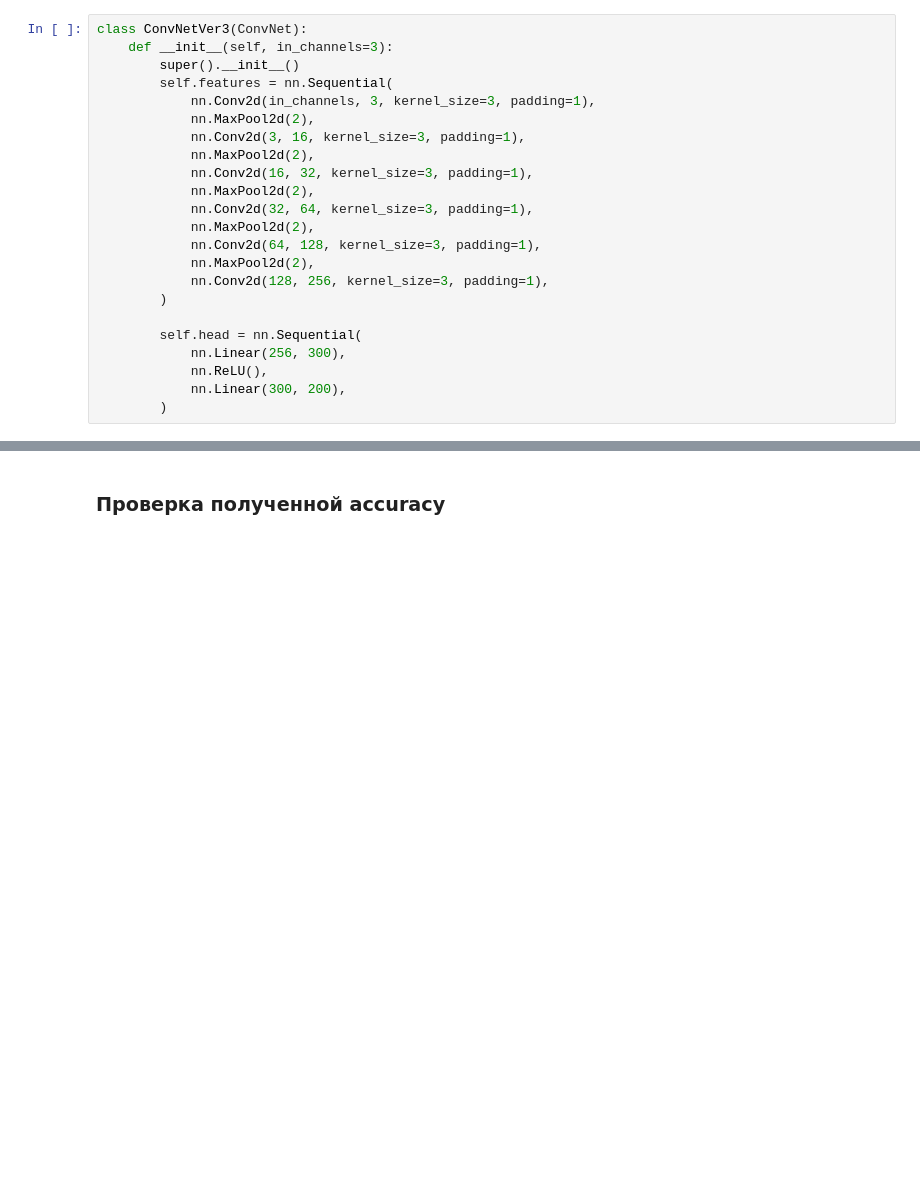
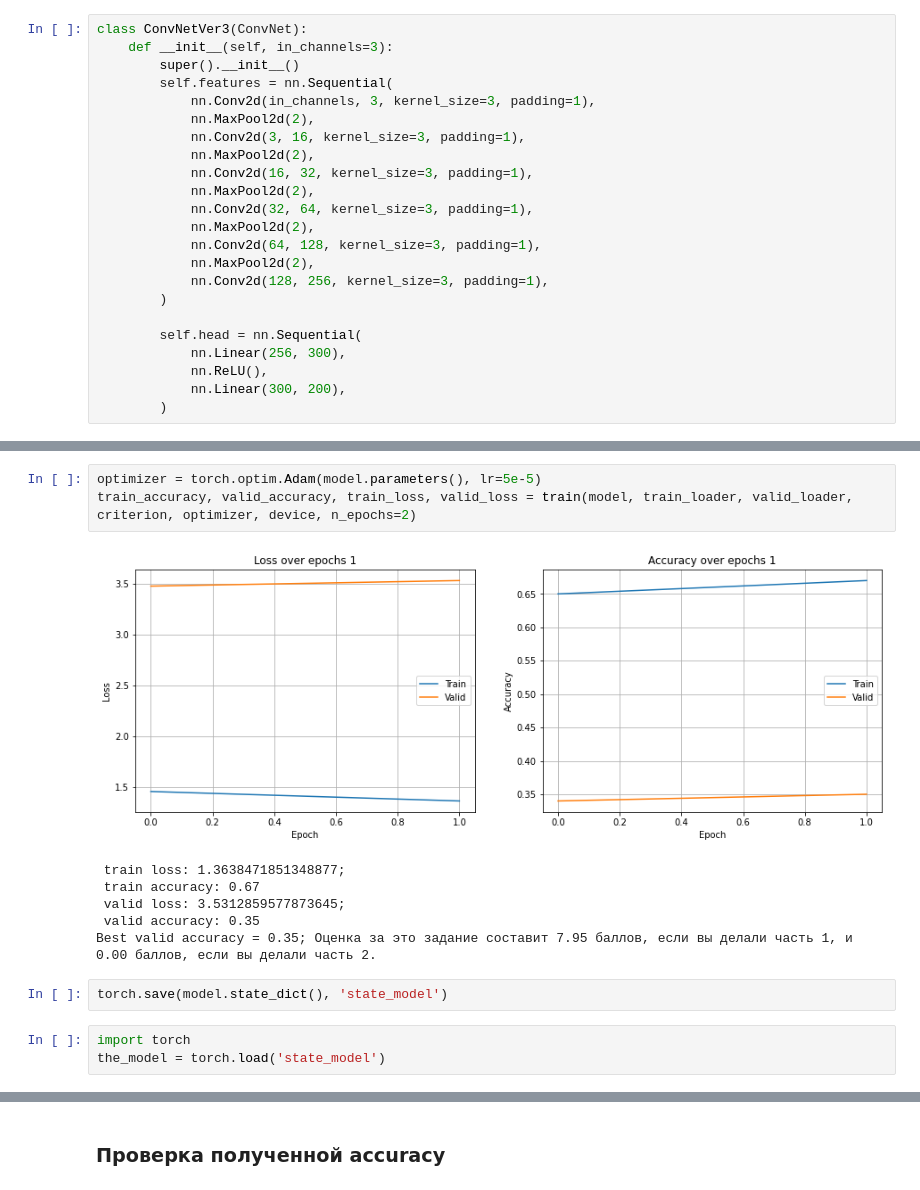
Before and after one commit to kirtis26/ML, a Jupyter notebook: №2. CNN.ipynb, the cells around one changed output, grey strips where cells are left out. Cells and saved outputs as stored; diff of their text form; blank space fills up the shorter version.

```diff
--- a/№2. CNN.ipynb
+++ b/№2. CNN.ipynb
@@ -370,0 +518,15 @@ Trainer.train_losses, Trainer.test_losses
+# %%
+optimizer = torch.optim.Adam(model.parameters(), lr=5e-5)
+train_accuracy, valid_accuracy, train_loss, valid_loss = train(model, train_loader, valid_loader, criterion, optimizer, device, n_epochs=2)
+# %% [output]
+[figure, added]
+ train loss: 1.3638471851348877;
+ train accuracy: 0.67
+ valid loss: 3.5312859577873645;
+ valid accuracy: 0.35
+Best valid accuracy = 0.35; Оценка за это задание составит 7.95 баллов, если вы делали часть 1, и 0.00 баллов, если вы делали часть 2.
+# %%
+torch.save(model.state_dict(), 'state_model')
+# %%
+import torch
+the_model = torch.load('state_model')
```
Also changed, not shown: parts of 22 cells of this notebook, 2 other files.
